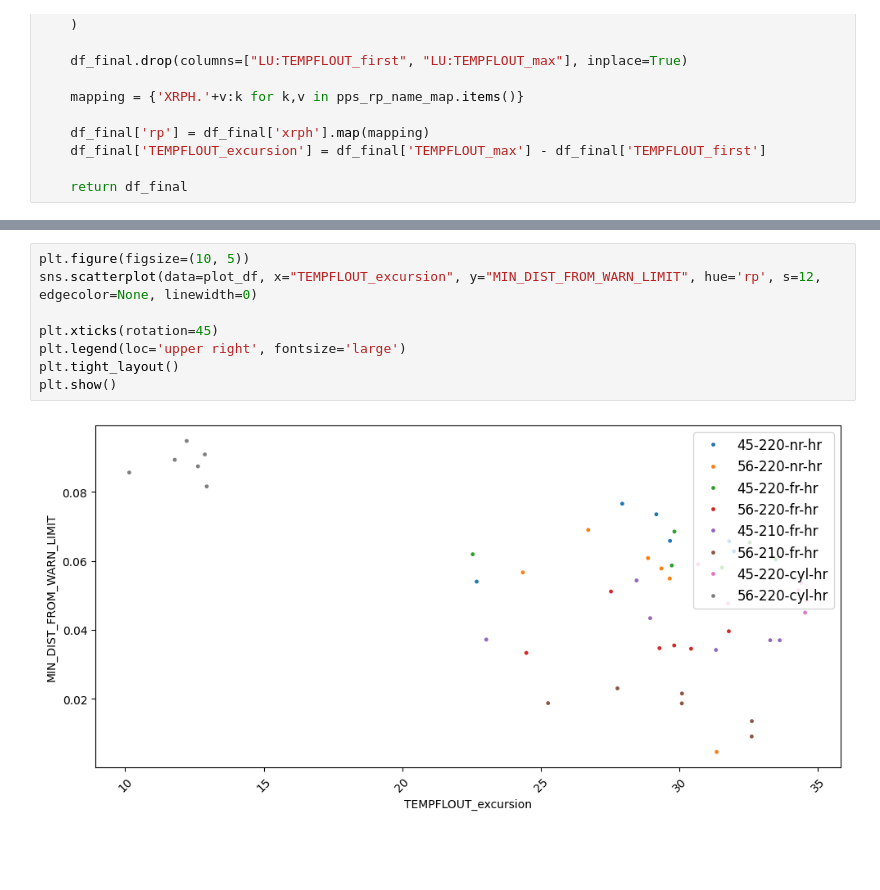
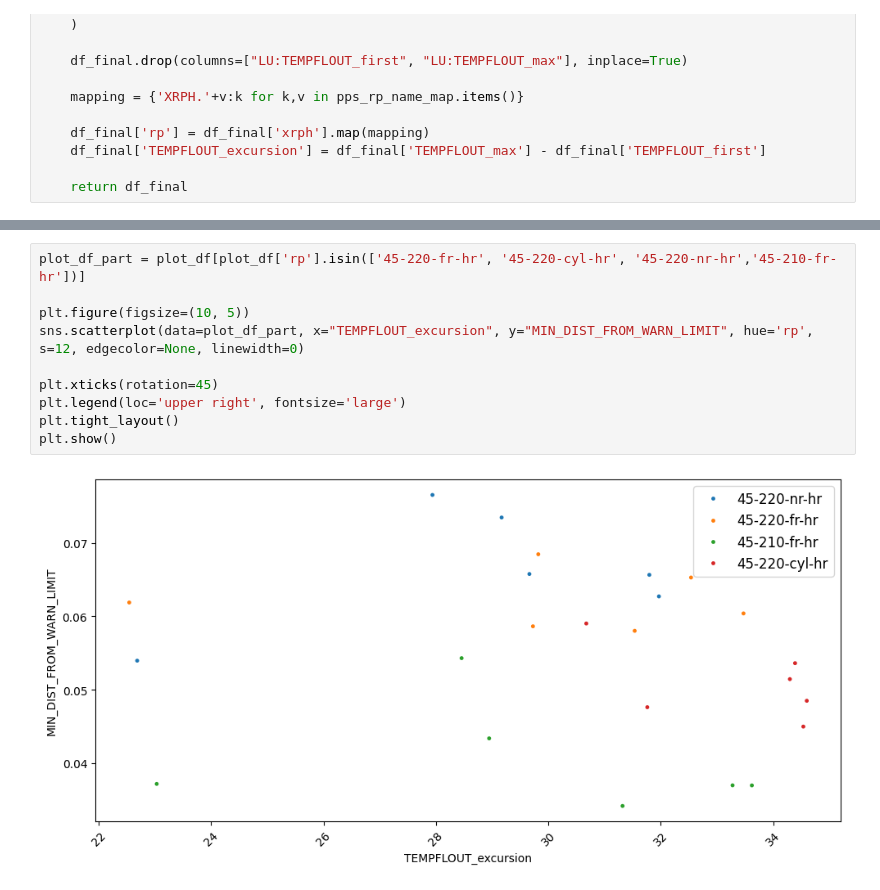
Before and after one commit to AndreaBellora/pps-timber, a Jupyter notebook: dev-analysis.ipynb, the cells around one changed output, grey strips where cells are left out. Saved outputs shown, nothing was run; the diff lists cells and outputs as text; blank space fills up the shorter version.

```diff
--- a/dev-analysis.ipynb
+++ b/dev-analysis.ipynb
@@ -424,12 +424,14 @@ plot_df
 | 46 | 11723 | XRPH.E6R5.B1 | 2026-05-11 10:00:15.593480110 | 2026-05-11 16:38:46.816385984 | 1.942000 | 2.076914 | ... |
 | 47 | 11723 | XRPH.E6R5.B1 | 2026-05-11 22:05:40.167211056 | 2026-05-12 12:00:58.523578882 | 1.942000 | 2.068717 | ... |
 # %%
+plot_df_part = plot_df[plot_df['rp'].isin(['45-220-fr-hr', '45-220-cyl-hr', '45-220-nr-hr','45-210-fr-hr'])]
+
 plt.figure(figsize=(10, 5))
-sns.scatterplot(data=plot_df, x="TEMPFLOUT_excursion", y="MIN_DIST_FROM_WARN_LIMIT", hue='rp', s=12, edgecolor=None, linewidth=0)
+sns.scatterplot(data=plot_df_part, x="TEMPFLOUT_excursion", y="MIN_DIST_FROM_WARN_LIMIT", hue='rp', s=12, edgecolor=None, linewidth=0)
 
 plt.xticks(rotation=45)
 plt.legend(loc='upper right', fontsize='large')
 plt.tight_layout()
 plt.show()
 # %% [output]
-[figure, old version]
+[figure, new version]
```
